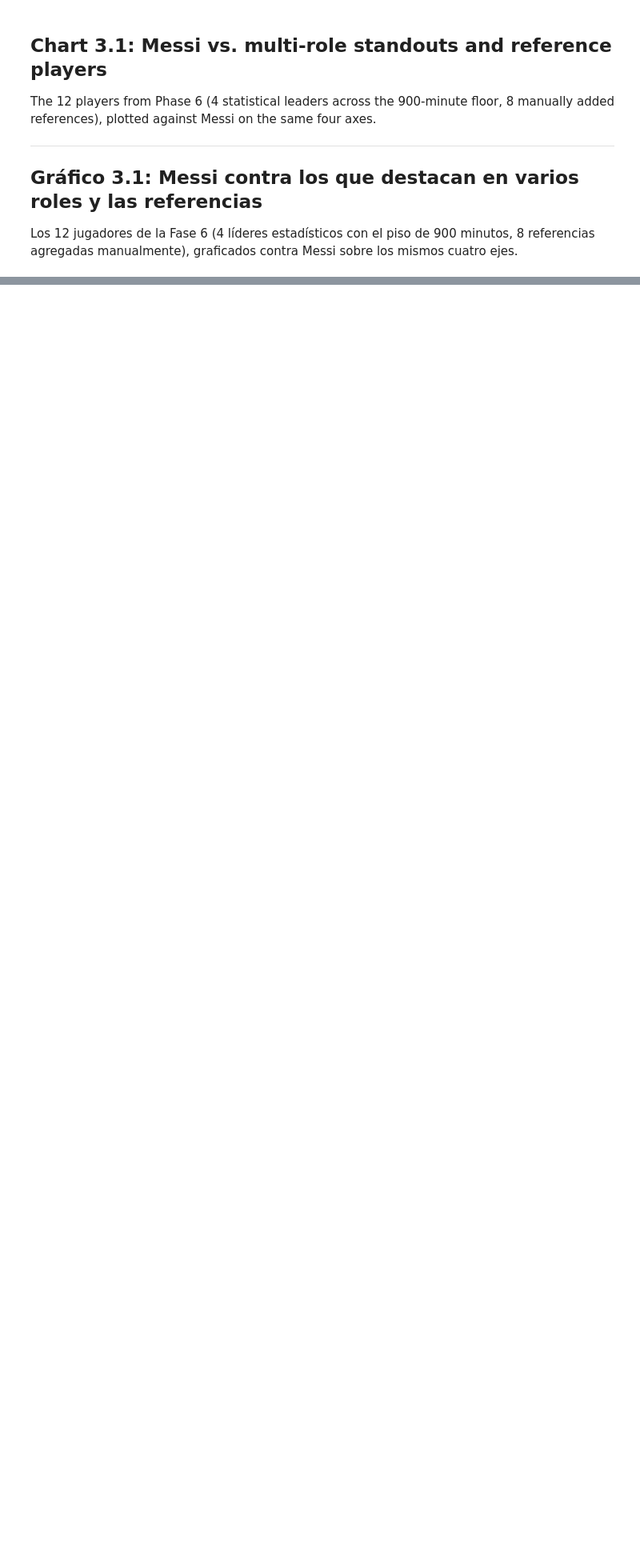
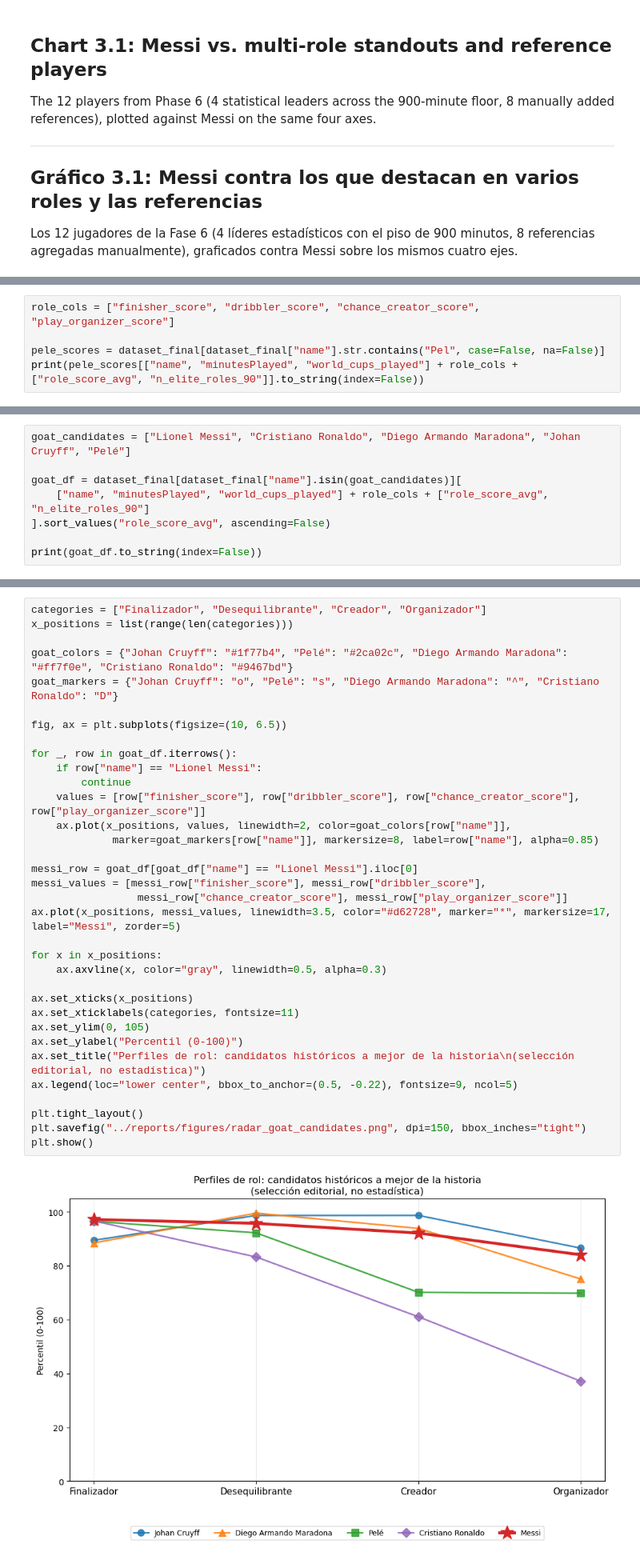
Before and after one commit to albertone448/messi-outlier, a Jupyter notebook: notebooks/07_dataset_final.ipynb, the cells around one changed output, grey strips where cells are left out. Shown at 80% size. Saved outputs shown, nothing was run; the diff lists cells and outputs as text; blank space fills up the shorter version.

Commit message:
GOAT candidates comparison chart, final notebook conclusion, README rewritten to reflect completed pipeline and results

```diff
--- a/notebooks/07_dataset_final.ipynb
+++ b/notebooks/07_dataset_final.ipynb
@@ -552,0 +470,5 @@ bocetos, y la pasada final de README/documentación.
+# %%
+role_cols = ["finisher_score", "dribbler_score", "chance_creator_score", "play_organizer_score"]
+
+pele_scores = dataset_final[dataset_final["name"].str.contains("Pel", case=False, na=False)]
+print(pele_scores[["name", "minutesPlayed", "world_cups_played"] + role_cols + ["role_score_avg", "n_elite_roles_90"]].to_string(index=False))
@@ -552,0 +480,8 @@ bocetos, y la pasada final de README/documentación.
+# %%
+goat_candidates = ["Lionel Messi", "Cristiano Ronaldo", "Diego Armando Maradona", "Johan Cruyff", "Pelé"]
+
+goat_df = dataset_final[dataset_final["name"].isin(goat_candidates)][
+    ["name", "minutesPlayed", "world_cups_played"] + role_cols + ["role_score_avg", "n_elite_roles_90"]
+].sort_values("role_score_avg", ascending=False)
+
+print(goat_df.to_string(index=False))
@@ -552,0 +527,36 @@ bocetos, y la pasada final de README/documentación.
+# %%
+categories = ["Finalizador", "Desequilibrante", "Creador", "Organizador"]
+x_positions = list(range(len(categories)))
+
+goat_colors = {"Johan Cruyff": "#1f77b4", "Pelé": "#2ca02c", "Diego Armando Maradona": "#ff7f0e", "Cristiano Ronaldo": "#9467bd"}
+goat_markers = {"Johan Cruyff": "o", "Pelé": "s", "Diego Armando Maradona": "^", "Cristiano Ronaldo": "D"}
+
+fig, ax = plt.subplots(figsize=(10, 6.5))
+
+for _, row in goat_df.iterrows():
+    if row["name"] == "Lionel Messi":
+        continue
+    values = [row["finisher_score"], row["dribbler_score"], row["chance_creator_score"], row["play_organizer_score"]]
+    ax.plot(x_positions, values, linewidth=2, color=goat_colors[row["name"]],
+             marker=goat_markers[row["name"]], markersize=8, label=row["name"], alpha=0.85)
+
+messi_row = goat_df[goat_df["name"] == "Lionel Messi"].iloc[0]
+messi_values = [messi_row["finisher_score"], messi_row["dribbler_score"],
+                 messi_row["chance_creator_score"], messi_row["play_organizer_score"]]
+ax.plot(x_positions, messi_values, linewidth=3.5, color="#d62728", marker="*", markersize=17, label="Messi", zorder=5)
+
+for x in x_positions:
+    ax.axvline(x, color="gray", linewidth=0.5, alpha=0.3)
+
+ax.set_xticks(x_positions)
+ax.set_xticklabels(categories, fontsize=11)
+ax.set_ylim(0, 105)
+ax.set_ylabel("Percentil (0-100)")
+ax.set_title("Perfiles de rol: candidatos históricos a mejor de la historia\n(selección editorial, no estadística)")
+ax.legend(loc="lower center", bbox_to_anchor=(0.5, -0.22), fontsize=9, ncol=5)
+
+plt.tight_layout()
+plt.savefig("../reports/figures/radar_goat_candidates.png", dpi=150, bbox_inches="tight")
+plt.show()
+# %% [output]
+[figure, added]
```
Also changed, not shown: parts of 6 cells of this notebook, 1 other file.
